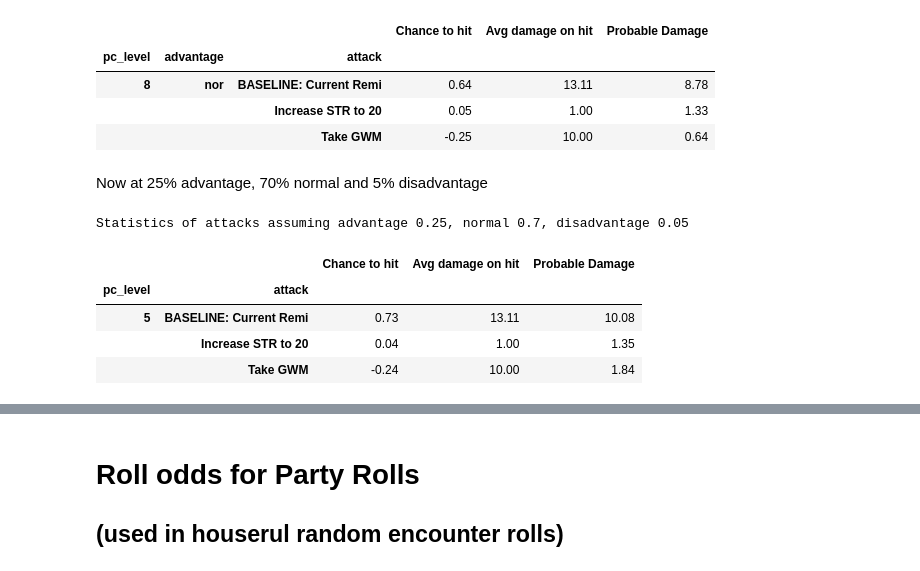
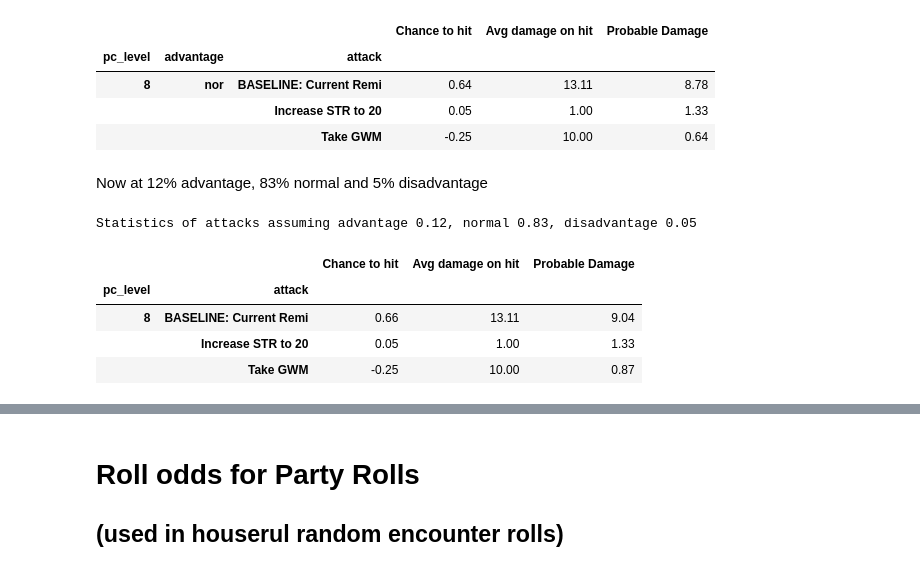
Before and after one commit to dyoung418/dnd_stats, a Jupyter notebook: dnd_dice_calcs.ipynb, the cells around one changed output, grey strips where cells are left out. Saved outputs shown, nothing was run; the diff lists cells and outputs as text; code cells hidden in the pictures.

```diff
--- a/dnd_dice_calcs.ipynb
+++ b/dnd_dice_calcs.ipynb
@@ -1050,7 +1177,7 @@ def compare_attacks_at_advantage_mix(attack, baseline=None, pc_lvls=[5], adv_mix
 
     adv_mix: a dictionary with the keys of ['adv', 'nor', 'dis'] and values representing the mix of
     attacks which will be made with that advantage (these three values should add up to 1).'''
-    compare_df = compare_attacks(attack, baseline, advantages=['adv', 'nor', 'dis'])
+    compare_df = compare_attacks(attack, baseline, pc_lvls=pc_lvls, advantages=['adv', 'nor', 'dis'])
     idx = pd.IndexSlice
     advantage = compare_df.loc[idx[:,'adv',:],:].reset_index().set_index(['pc_level', 'attack']).drop(labels='advantage', axis=1)
     normal = compare_df.loc[idx[:,'nor',:],:].reset_index().set_index(['pc_level', 'attack']).drop(labels='advantage', axis=1)
@@ -1137,15 +1264,15 @@ remi_df
 |  |  | Increase STR to 20 | 0.05 | 1.00 | 1.33 |
 |  |  | Take GWM | -0.25 | 10.00 | 0.64 |
 # %% [markdown]
-Now at 25% advantage, 70% normal and 5% disadvantage
+Now at 12% advantage, 83% normal and 5% disadvantage
 # %%
-adv_mix = {'adv':.25, 'nor':.70, 'dis':.05}
+adv_mix = {'adv':.12, 'nor':.83, 'dis':.05}
 print(f'''Statistics of attacks assuming advantage {adv_mix['adv']}, normal {adv_mix['nor']}, disadvantage {adv_mix['dis']}''')
 compare_attacks_at_advantage_mix(options, baseline=current, pc_lvls=[8], adv_mix=adv_mix)
 # %% [output]
-Statistics of attacks assuming advantage 0.25, normal 0.7, disadvantage 0.05
+Statistics of attacks assuming advantage 0.12, normal 0.83, disadvantage 0.05
 |  |  | Chance to hit | Avg damage on hit | Probable Damage |
 | pc_level | attack |  |  |  |
-| 5 | BASELINE: Current Remi | 0.73 | 13.11 | 10.08 |
-|  | Increase STR to 20 | 0.04 | 1.00 | 1.35 |
-|  | Take GWM | -0.24 | 10.00 | 1.84 |
+| 8 | BASELINE: Current Remi | 0.66 | 13.11 | 9.04 |
+|  | Increase STR to 20 | 0.05 | 1.00 | 1.33 |
+|  | Take GWM | -0.25 | 10.00 | 0.87 |
```
Also changed, not shown: parts of 5 cells of this notebook.
